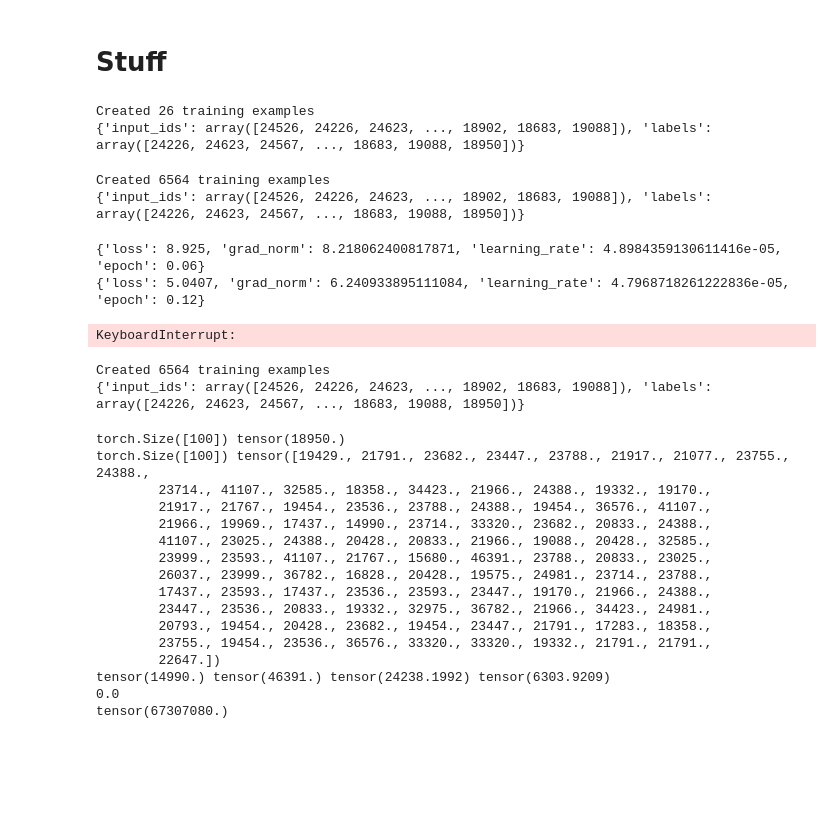
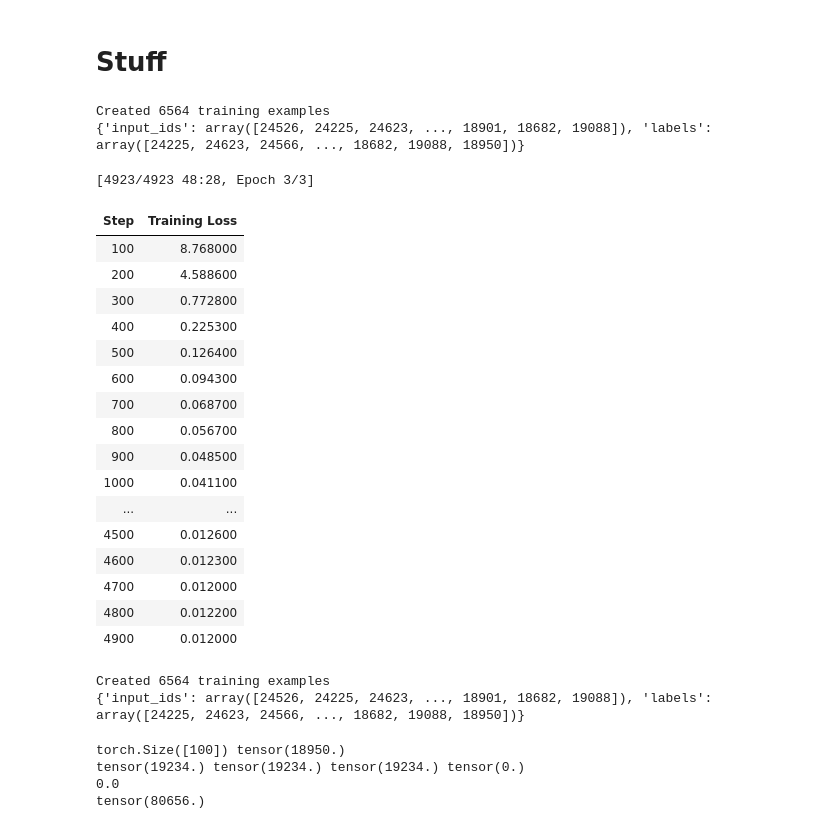
Before and after one commit to JoeyShapiro/TimeSeriesGPT, a Jupyter notebook: model.ipynb, the cells around one changed output. Saved outputs shown, nothing was run; the diff lists cells and outputs as text; code cells hidden in the pictures; blank space fills up the shorter version.

Commit message:
does a thing on cuda

```diff
--- a/model.ipynb
+++ b/model.ipynb
@@ -34,3 +32,5 @@ path = "/Users/oniichan/Documents/Class/Projects/TimeSeries/multivariate-time-se
+# %%
+path = "exchange_rate.txt"
 # %%
 # load into df
 import pandas as pd
@@ -157,7 +157,8 @@ def prepare_training_data(input_files, output_dir, max_length=1024, stride=256):
         arr = df["Australia"].values
 
         # tokens = tokenizer.encode(text)
-        tokens = ((arr - arr.min()) * len(tokenizer.get_vocab()) / (arr.max() - arr.min()))#.astype(np.longlong)
+        # need len-1 to avoid all funnyness with cuda
+        tokens = ((arr - arr.min()) * (len(tokenizer.get_vocab())-1) / (arr.max() - arr.min())).astype(int)
 
         # Create sequences with sliding window
         for i in range(0, len(tokens) - max_length, stride):
@@ -180,6 +181,3 @@ def prepare_training_data(input_files, output_dir, max_length=1024, stride=256):
     print(f"Created {len(dataset)} training examples")
     print(dataset[0])
     return dataset
-# %% [output]
-Created 26 training examples
-{'input_ids': array([24526, 24226, 24623, ..., 18902, 18683, 19088]), 'labels': array([24226, 24623, 24567, ..., 18683, 19088, 18950])}
@@ -186,29 +210,4 @@ Created 26 training examples
 # %%
-import torch
-from transformers import GPT2LMHeadModel, GPT2Tokenizer, Trainer, TrainingArguments
-from torch.utils.data import Dataset
-
-device = torch.device('mps')
-
-input_files = ['exchange_rate.txt']
-output_dir = 'processed_data'
-
-class GPTDataset(Dataset):
-    def __init__(self, data_path, tokenizer):
-        self.data = prepare_training_data(input_files, output_dir)
-        self.tokenizer = tokenizer
-
-    def __len__(self):
-        return len(self.data)
-
-    def __getitem__(self, idx):
-        item = self.data[idx]
-        return {
-            'input_ids': torch.tensor(item['input_ids']).to(device),
-            'labels': torch.tensor(item['labels']).to(device),
-            'attention_mask': torch.ones_like(torch.tensor(item['input_ids'])).to(device)
-        }
-
 def train_model(data_path, output_dir, epochs=3, batch_size=4):
     # Initialize model and tokenizer
     model = GPT2LMHeadModel.from_pretrained('gpt2').to(device)
@@ -220,34 +219,49 @@ def train_model(data_path, output_dir, epochs=3, batch_size=4):
     # Training arguments
     training_args = TrainingArguments(
         output_dir=output_dir,
         num_train_epochs=epochs,
         per_device_train_batch_size=batch_size,
         save_steps=500,
         save_total_limit=2,
         logging_steps=100,
         learning_rate=5e-5,
     )
 
     # Initialize trainer
     trainer = Trainer(
         model=model,
         args=training_args,
         train_dataset=dataset,
     )
 
     # Train and save
     trainer.train()
     model.save_pretrained(output_dir)
     tokenizer.save_pretrained(output_dir)
 
 if __name__ == "__main__":
     train_model(
         data_path='processed_data/gpt2_training_data.json',
         output_dir='finetuned_model'
     )
 # %% [output]
 Created 6564 training examples
-{'input_ids': array([24526, 24226, 24623, ..., 18902, 18683, 19088]), 'labels': array([24226, 24623, 24567, ..., 18683, 19088, 18950])}
+{'input_ids': array([24526, 24225, 24623, ..., 18901, 18682, 19088]), 'labels': array([24225, 24623, 24566, ..., 18682, 19088, 18950])}
-{'loss': 8.925, 'grad_norm': 8.218062400817871, 'learning_rate': 4.8984359130611416e-05, 'epoch': 0.06}
-{'loss': 5.0407, 'grad_norm': 6.240933895111084, 'learning_rate': 4.7968718261222836e-05, 'epoch': 0.12}
+[4923/4923 48:28, Epoch 3/3]
-KeyboardInterrupt:
+| Step | Training Loss |
+| 100 | 8.768000 |
+| 200 | 4.588600 |
+| 300 | 0.772800 |
+| 400 | 0.225300 |
+| 500 | 0.126400 |
+| 600 | 0.094300 |
+| 700 | 0.068700 |
+| 800 | 0.056700 |
+| 900 | 0.048500 |
+| 1000 | 0.041100 |
+| ... | ... |
+| 4500 | 0.012600 |
+| 4600 | 0.012300 |
+| 4700 | 0.012000 |
+| 4800 | 0.012200 |
+| 4900 | 0.012000 |
@@ -278,7 +272,7 @@ from sklearn.metrics import r2_score
 from tqdm import tqdm
 
 def test_model(model_path, max_length=1024, temperature=0.7):
-    device = torch.device('mps')
+    device = torch.device('cuda')
     model = GPT2LMHeadModel.from_pretrained(model_path).to(device)
     tokenizer = GPT2Tokenizer.from_pretrained(model_path)
 
@@ -339,20 +333,8 @@ def test_model(model_path, max_length=1024, temperature=0.7):
 generated_text = test_model('./finetuned_model')
 # %% [output]
 Created 6564 training examples
-{'input_ids': array([24526, 24226, 24623, ..., 18902, 18683, 19088]), 'labels': array([24226, 24623, 24567, ..., 18683, 19088, 18950])}
+{'input_ids': array([24526, 24225, 24623, ..., 18901, 18682, 19088]), 'labels': array([24225, 24623, 24566, ..., 18682, 19088, 18950])}
 torch.Size([100]) tensor(18950.)
-torch.Size([100]) tensor([19429., 21791., 23682., 23447., 23788., 21917., 21077., 23755., 24388.,
-        23714., 41107., 32585., 18358., 34423., 21966., 24388., 19332., 19170.,
-        21917., 21767., 19454., 23536., 23788., 24388., 19454., 36576., 41107.,
-        21966., 19969., 17437., 14990., 23714., 33320., 23682., 20833., 24388.,
-        41107., 23025., 24388., 20428., 20833., 21966., 19088., 20428., 32585.,
-        23999., 23593., 41107., 21767., 15680., 46391., 23788., 20833., 23025.,
-        26037., 23999., 36782., 16828., 20428., 19575., 24981., 23714., 23788.,
-        17437., 23593., 17437., 23536., 23593., 23447., 19170., 21966., 24388.,
-        23447., 23536., 20833., 19332., 32975., 36782., 21966., 34423., 24981.,
-        20793., 19454., 20428., 23682., 19454., 23447., 21791., 17283., 18358.,
-        23755., 19454., 23536., 36576., 33320., 33320., 19332., 21791., 21791.,
-        22647.])
-tensor(14990.) tensor(46391.) tensor(24238.1992) tensor(6303.9209)
+tensor(19234.) tensor(19234.) tensor(19234.) tensor(0.)
 0.0
-tensor(67307080.)
+tensor(80656.)
```
Also changed, not shown: parts of 3 cells of this notebook.
